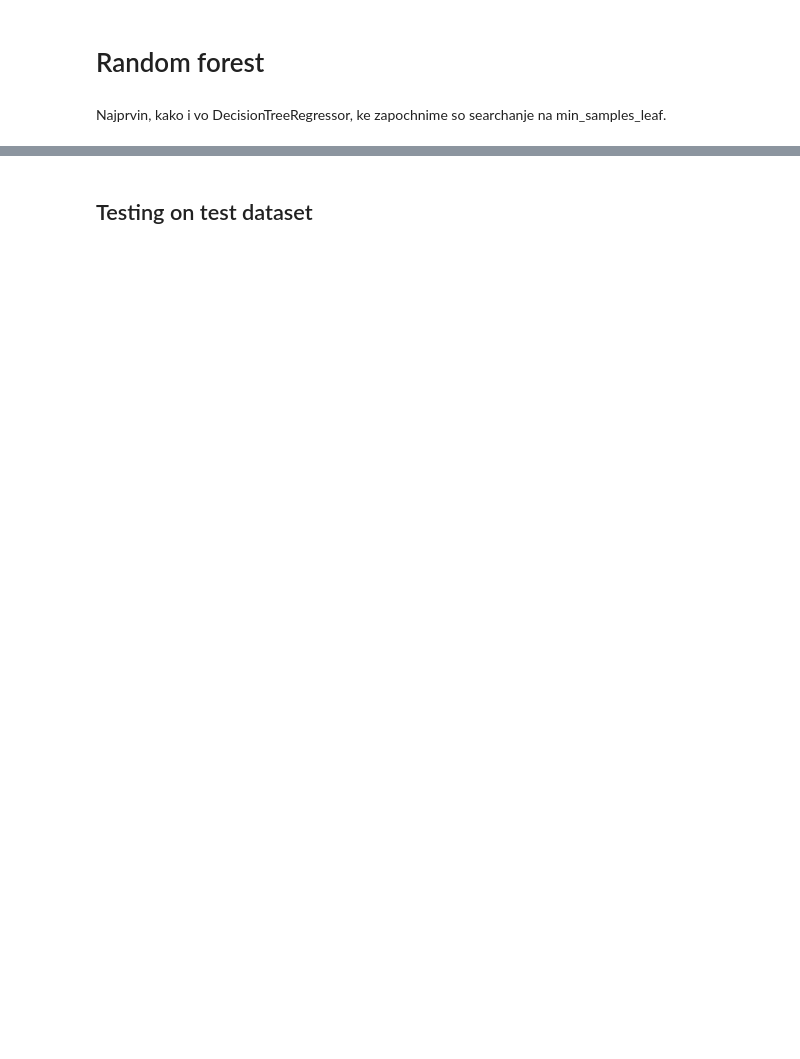
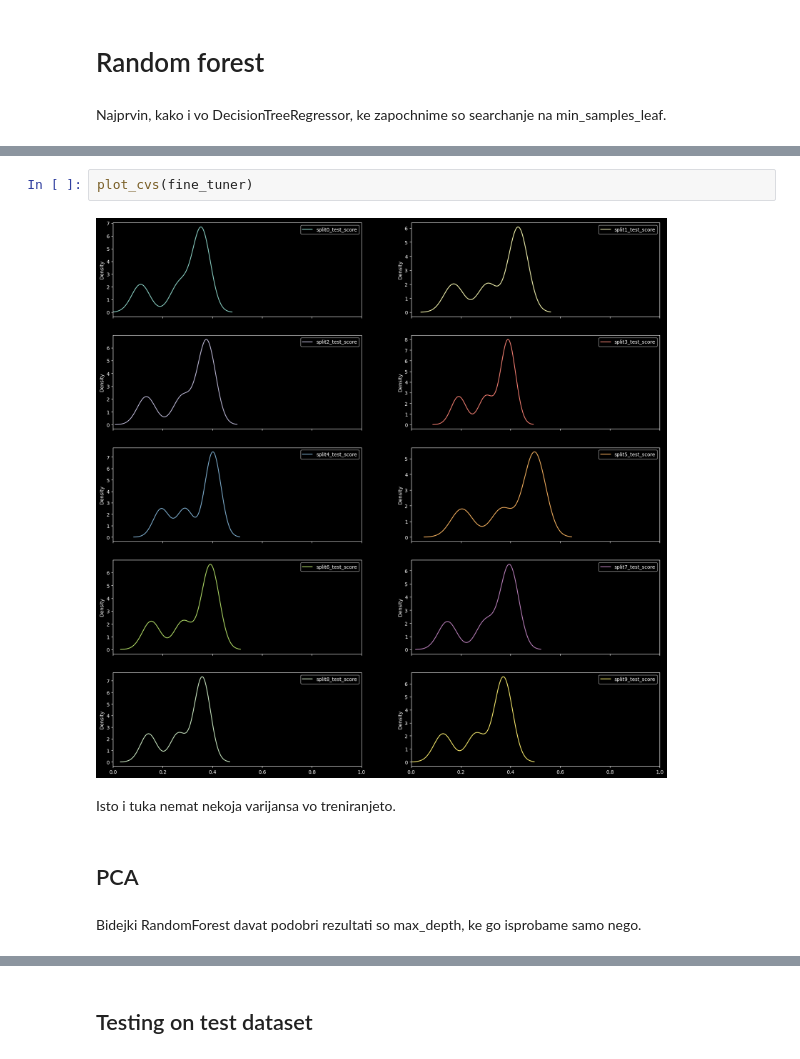
Before and after one commit to viki123v/housing-prices-analysis, a Jupyter notebook: notebooks/regression-trees.ipynb, the cells around one changed output, grey strips where cells are left out. Drawn from its saved outputs; the diff is of its cells as text; blank space fills up the shorter version.

```diff
--- a/notebooks/regression-trees.ipynb
+++ b/notebooks/regression-trees.ipynb
@@ -472,0 +513,10 @@ fine_tuner=param_space_search(
+# %%
+plot_cvs(fine_tuner)
+# %% [output]
+[figure, added]
+# %% [markdown]
+Isto i tuka nemat nekoja varijansa vo treniranjeto.
+# %% [markdown]
+## PCA
+# %% [markdown]
+Bidejki RandomForest davat podobri rezultati so max_depth, ke go isprobame samo nego.
```
Also changed, not shown: parts of 22 cells of this notebook, 1 other file.
